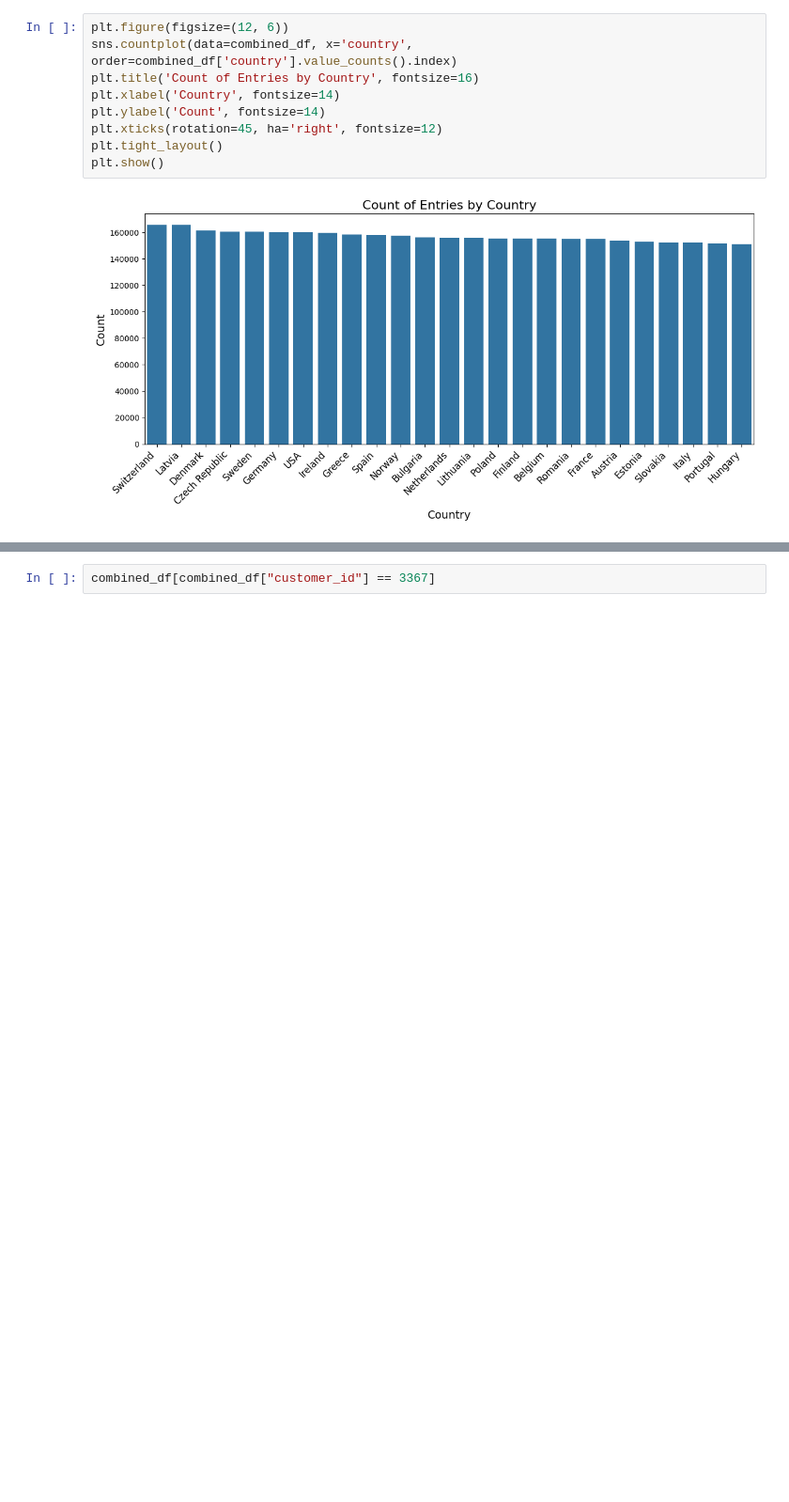
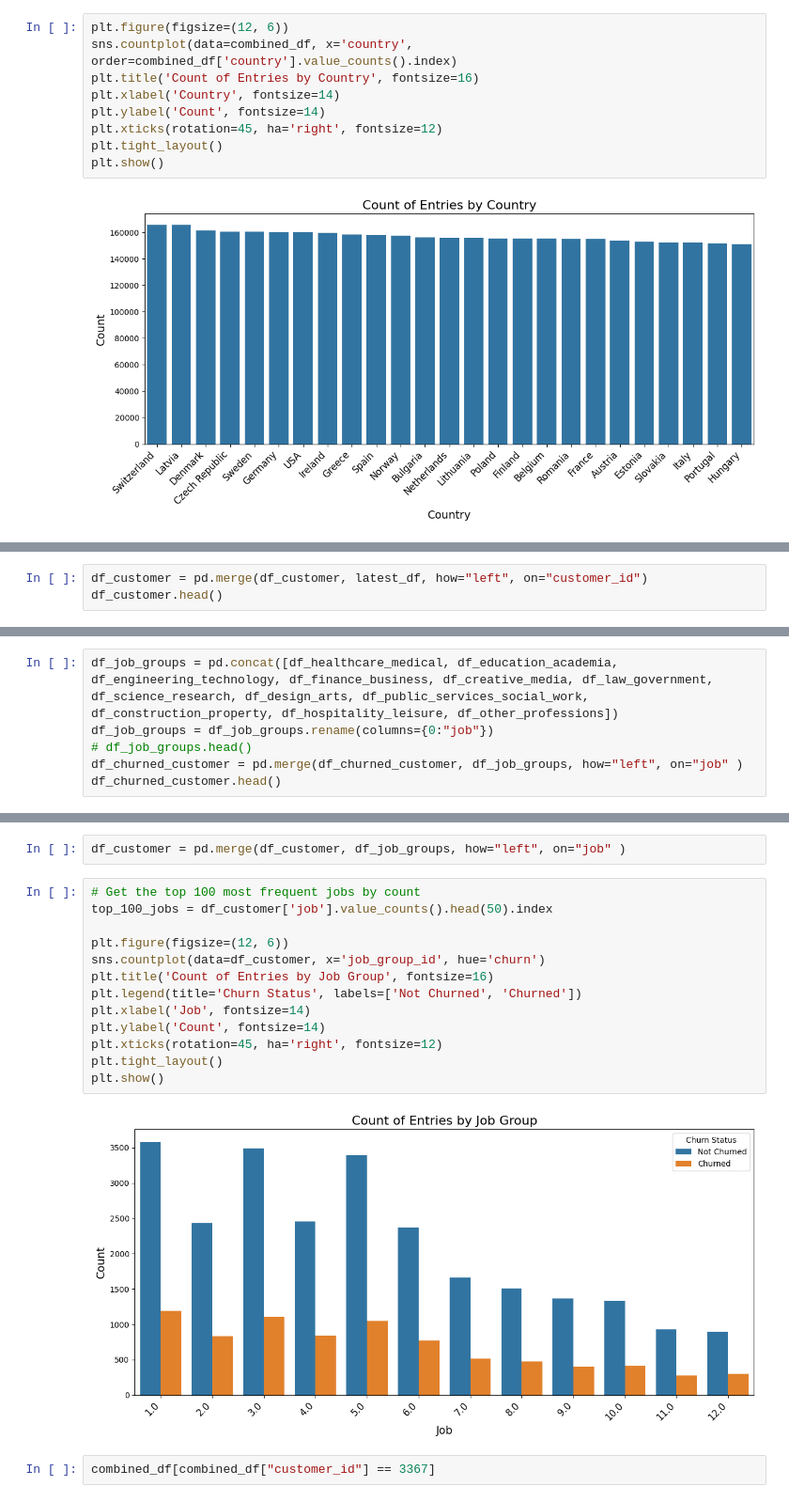
Before and after one commit to m227chan/MSE-546-Advanced-ML-Project, a Jupyter notebook: eda/analysis.ipynb, the cells around one changed output, grey strips where cells are left out. Shown at 94% size. Cells and saved outputs as stored; diff of their text form; blank space fills up the shorter version.

```diff
--- a/eda/analysis.ipynb
+++ b/eda/analysis.ipynb
@@ -224,0 +271,3 @@ plt.show()
+# %%
+df_customer = pd.merge(df_customer, latest_df, how="left", on="customer_id")
+df_customer.head()
@@ -224,0 +442,6 @@ plt.show()
+# %%
+df_job_groups = pd.concat([df_healthcare_medical, df_education_academia, df_engineering_technology, df_finance_business, df_creative_media, df_law_government, df_science_research, df_design_arts, df_public_services_social_work, df_construction_property, df_hospitality_leisure, df_other_professions])
+df_job_groups = df_job_groups.rename(columns={0:"job"})
+# df_job_groups.head()
+df_churned_customer = pd.merge(df_churned_customer, df_job_groups, how="left", on="job" )
+df_churned_customer.head()
@@ -225,3 +455,20 @@ plt.show()
+# %%
+df_customer = pd.merge(df_customer, df_job_groups, how="left", on="job" )
+# %%
+# Get the top 100 most frequent jobs by count
+top_100_jobs = df_customer['job'].value_counts().head(50).index
+
+plt.figure(figsize=(12, 6))
+sns.countplot(data=df_customer, x='job_group_id', hue='churn')
+plt.title('Count of Entries by Job Group', fontsize=16)
+plt.legend(title='Churn Status', labels=['Not Churned', 'Churned'])
+plt.xlabel('Job', fontsize=14)
+plt.ylabel('Count', fontsize=14)
+plt.xticks(rotation=45, ha='right', fontsize=12)
+plt.tight_layout()
+plt.show()
+# %% [output]
+[figure, added]
 # %%
 combined_df[combined_df["customer_id"] == 3367]
 # %% [output]
```
Also changed, not shown: parts of 15 cells of this notebook.
